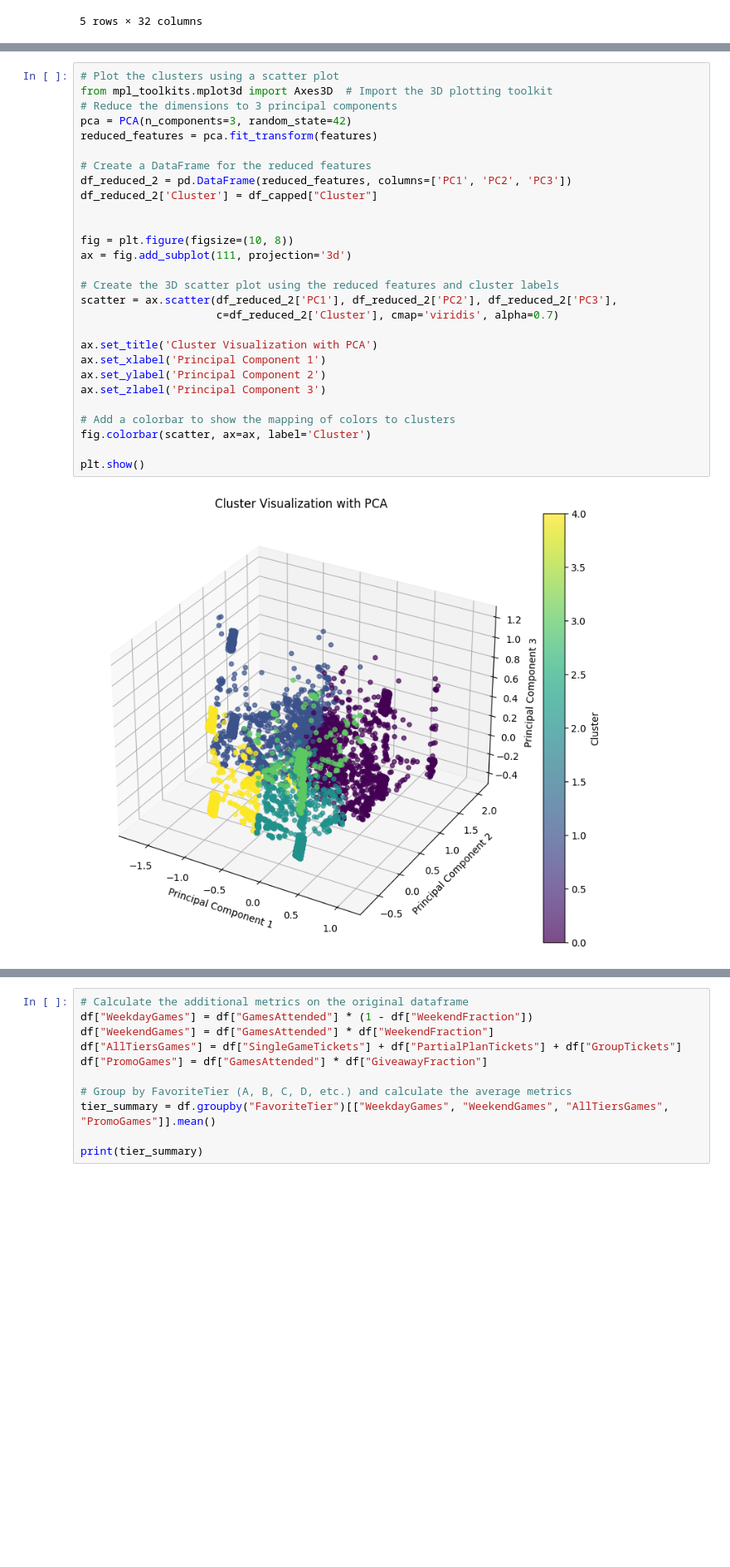
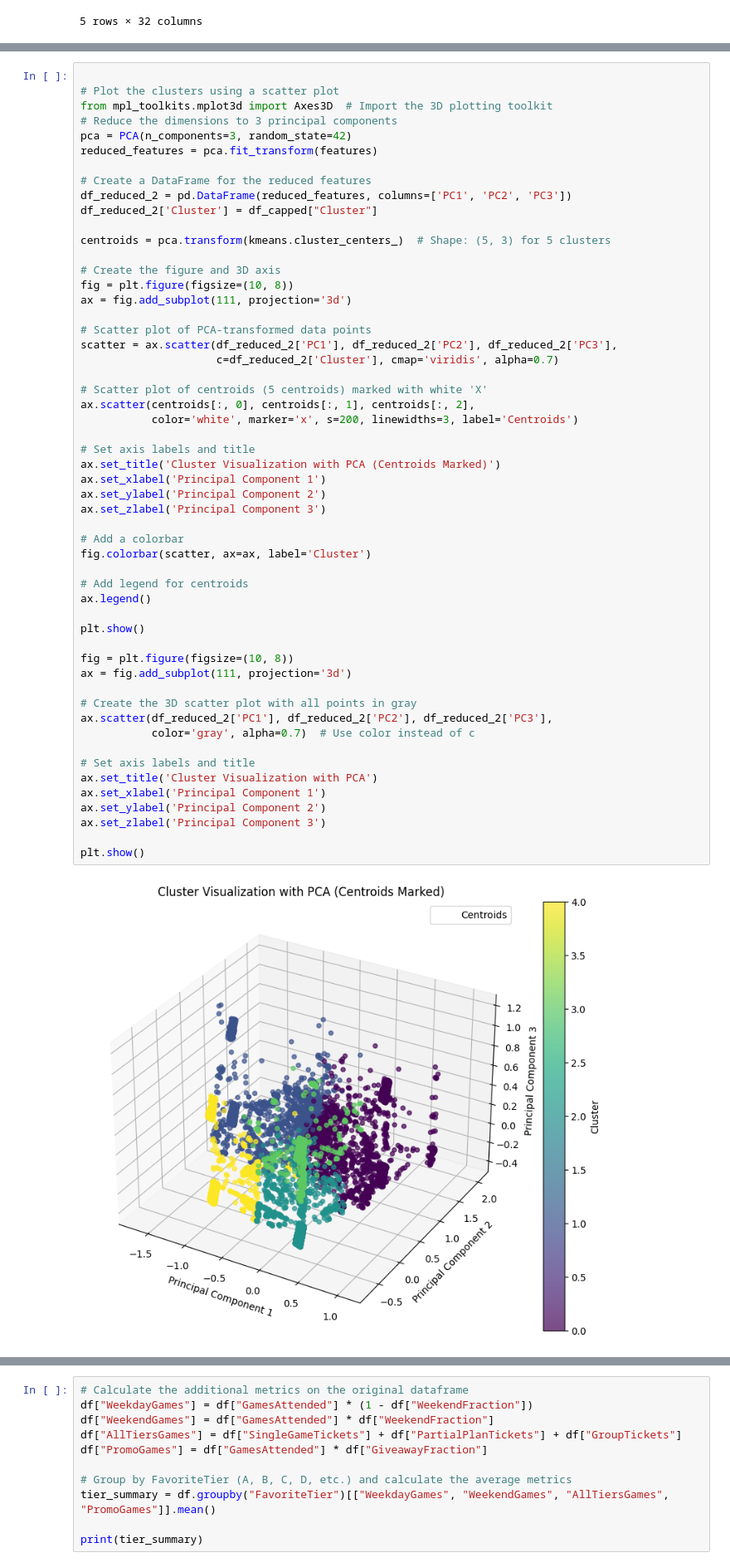
Before and after one commit to gowdu0/BUCKSHACKATHON, a Jupyter notebook: cleanData/cleanData5.ipynb, the cells around one changed output, grey strips where cells are left out. Shown at 83% size. Saved outputs shown, nothing was run; the diff lists cells and outputs as text; blank space fills up the shorter version.

```diff
--- a/cleanData/cleanData5.ipynb
+++ b/cleanData/cleanData5.ipynb
@@ -430,30 +456,56 @@ plt.show()
 # %%
+
 # Plot the clusters using a scatter plot
 from mpl_toolkits.mplot3d import Axes3D  # Import the 3D plotting toolkit
 # Reduce the dimensions to 3 principal components
 pca = PCA(n_components=3, random_state=42)
 reduced_features = pca.fit_transform(features)
 
 # Create a DataFrame for the reduced features
 df_reduced_2 = pd.DataFrame(reduced_features, columns=['PC1', 'PC2', 'PC3'])
 df_reduced_2['Cluster'] = df_capped["Cluster"]
 
+centroids = pca.transform(kmeans.cluster_centers_)  # Shape: (5, 3) for 5 clusters
+
+# Create the figure and 3D axis
+fig = plt.figure(figsize=(10, 8))
+ax = fig.add_subplot(111, projection='3d')
+
+# Scatter plot of PCA-transformed data points
+scatter = ax.scatter(df_reduced_2['PC1'], df_reduced_2['PC2'], df_reduced_2['PC3'],
+                     c=df_reduced_2['Cluster'], cmap='viridis', alpha=0.7)
+
+# Scatter plot of centroids (5 centroids) marked with white 'X'
+ax.scatter(centroids[:, 0], centroids[:, 1], centroids[:, 2],
+           color='white', marker='x', s=200, linewidths=3, label='Centroids')
+
+# Set axis labels and title
+ax.set_title('Cluster Visualization with PCA (Centroids Marked)')
+ax.set_xlabel('Principal Component 1')
+ax.set_ylabel('Principal Component 2')
+ax.set_zlabel('Principal Component 3')
+
+# Add a colorbar
+fig.colorbar(scatter, ax=ax, label='Cluster')
+
+# Add legend for centroids
+ax.legend()
+
+plt.show()
 
 fig = plt.figure(figsize=(10, 8))
 ax = fig.add_subplot(111, projection='3d')
 
-# Create the 3D scatter plot using the reduced features and cluster labels
-scatter = ax.scatter(df_reduced_2['PC1'], df_reduced_2['PC2'], df_reduced_2['PC3'],
-                     c=df_reduced_2['Cluster'], cmap='viridis', alpha=0.7)
+# Create the 3D scatter plot with all points in gray
+ax.scatter(df_reduced_2['PC1'], df_reduced_2['PC2'], df_reduced_2['PC3'],
+           color='gray', alpha=0.7)  # Use color instead of c
 
+# Set axis labels and title
 ax.set_title('Cluster Visualization with PCA')
 ax.set_xlabel('Principal Component 1')
 ax.set_ylabel('Principal Component 2')
 ax.set_zlabel('Principal Component 3')
 
-# Add a colorbar to show the mapping of colors to clusters
-fig.colorbar(scatter, ax=ax, label='Cluster')
-
 plt.show()
 # %% [output]
-[figure, old version]
+[figure, new version]
```
Also changed, not shown: parts of 2 cells of this notebook, 5 other files.
